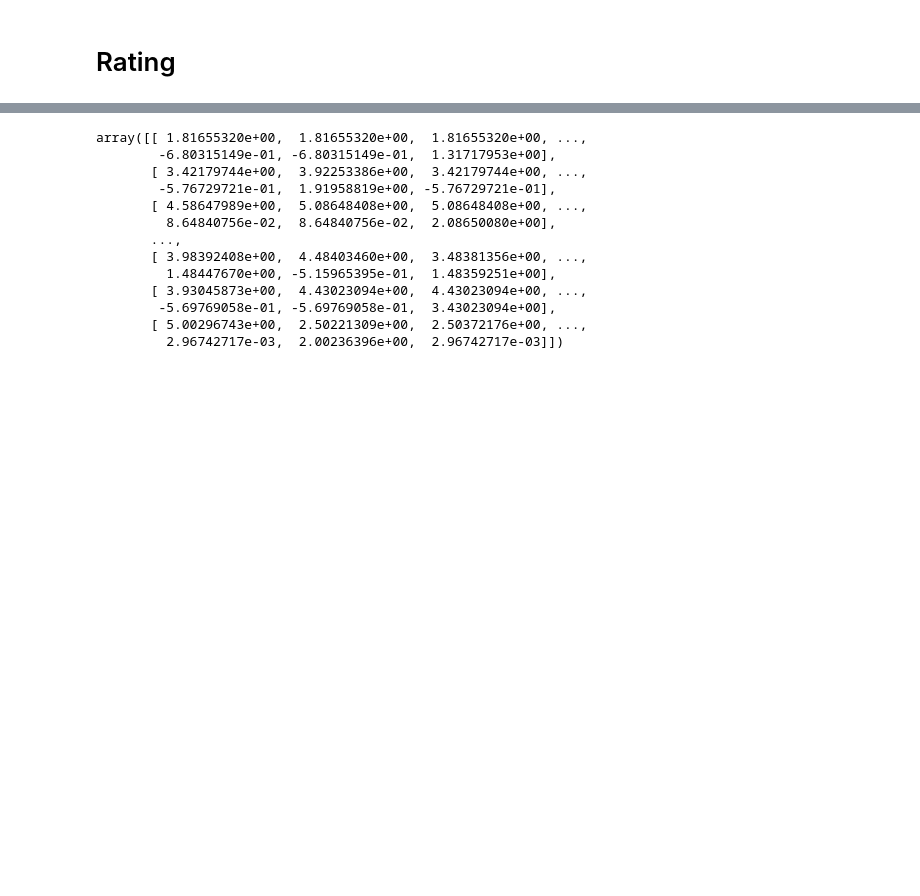
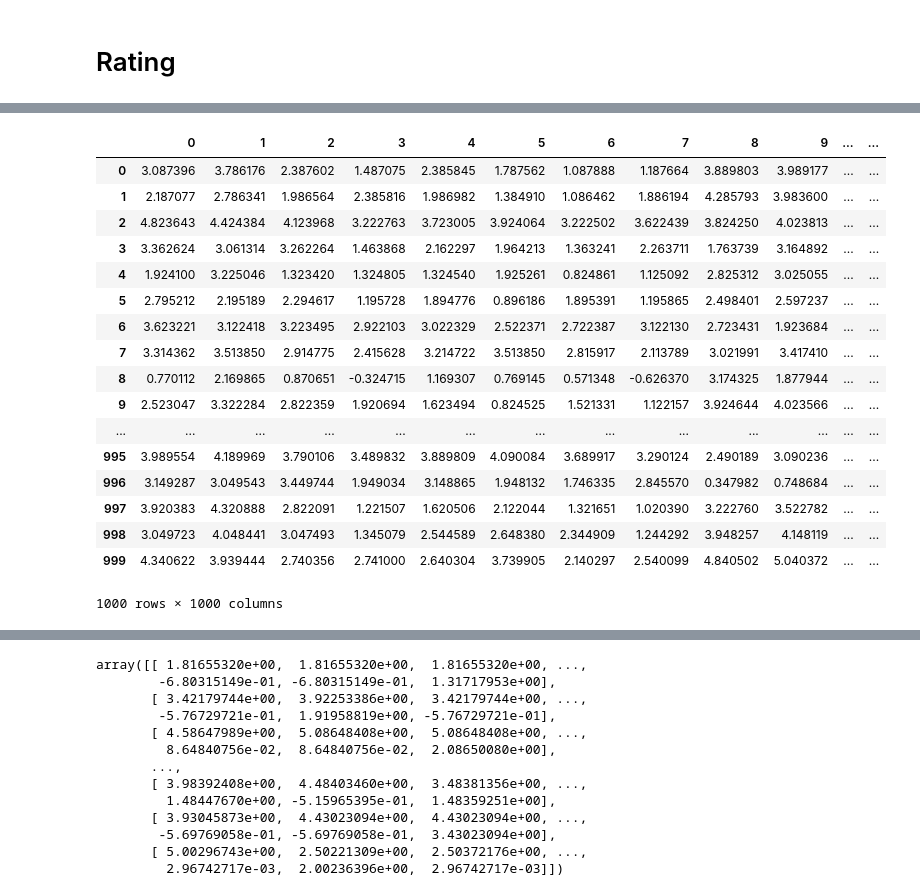
Before and after one commit to isnt1t/Data-Analysis-and-Practice-1, a Jupyter notebook: Assignment#3.ipynb, the cells around one changed output, grey strips where cells are left out. Cells and saved outputs as stored; diff of their text form; code cells hidden in the pictures; blank space fills up the shorter version.

```diff
--- a/Assignment#3.ipynb
+++ b/Assignment#3.ipynb
@@ -27,22 +27,21 @@ MovieLens_pivot = np.array(MovieLens_pivot) # 함수 인자로 넣기 위해 num
 # 1. Cosine Similarity
 # %%
 def COS(data):
-    simCOS = np.zeros(data.shape) # 0으로 초기화 된 행렬 생성'
     num_users = np.size(data, axis=0)
-    for u in range(0, num_users): # 각 유저별로 for문 반복
+    simCOS = np.zeros((num_users,num_users))  # 0으로 초기화 된 행렬 생성
+    for u in range(0, num_users):  # 각 유저별로 for문 반복
         arridx_u = np.where(data[u, ] == 0)
         for v in range(u + 1, num_users):
             arridx_v = np.where(data[v, ] == 0)
-            arridx = np.unique(np.concatenate((arridx_u, arridx_v), axis = None))
+            arridx = np.unique(np.concatenate((arridx_u, arridx_v), axis=None))
 
             U = np.delete(data[u, ], arridx)
             V = np.delete(data[v, ], arridx)
 
-            if(np.linalg.norm(U) == 0 or np.linalg.norm(V) == 0):
+            if np.linalg.norm(U) == 0 or np.linalg.norm(V) == 0:
                 simCOS[u, v] = 0
             else:
                 simCOS[u, v] = np.dot(U, V) / (np.linalg.norm(U) * np.linalg.norm(V))
 
             simCOS[v, u] = simCOS[u, v]
-
-    return simCOS # 최종 행렬값 반환
+    return simCOS
@@ -49,25 +78,2 @@ def COS(data):
 # %% [markdown]
 # 2. Pearson Correlation Coefficient
-# %%
-def PCC(data):
-    simPCC = np.zeros(data.shape) # 0으로 초기화 된 행렬 생성
-
-    mean = np.nanmean(np.where(data != 0, data, np.nan), axis = 1)
-    num_users = np.size(data, axis=0)
-    for u in range(0, num_users):
-        arridx_u = np.where(data[u, ] == 0)
-        for v in range(u + 1, num_users):
-            arridx_v = np.where(data[v, ] == 0)
-            arridx = np.unique(np.concatenate((arridx_u, arridx_v), axis = None))
-
-            U = np.delete(data[u, ], arridx) - mean[u]
-            V = np.delete(data[v, ], arridx) - mean[v]
-
-            if(np.linalg.norm(U) == 0 or np.linalg.norm(V) == 0):
-                simPCC[u, v] = 0
-            else:
-                simPCC[u, v] = np.dot(U, V) / (np.linalg.norm(U) * np.linalg.norm(V))
-
-            simPCC[v, u] = simPCC[u, v]
-
-    return simPCC
@@ -140,0 +175,21 @@ def basic_mean(mat, sim, k):
+# %%
+pd.DataFrame(basic_mean(MovieLens_pivot, 'COS', 10))
+# %% [output]
+|  | 0 | 1 | 2 | 3 | 4 | 5 | 6 | 7 | 8 | 9 | ... | ... |
+| 0 | 3.087396 | 3.786176 | 2.387602 | 1.487075 | 2.385845 | 1.787562 | 1.087888 | 1.187664 | 3.889803 | 3.989177 | ... | ... |
+| 1 | 2.187077 | 2.786341 | 1.986564 | 2.385816 | 1.986982 | 1.384910 | 1.086462 | 1.886194 | 4.285793 | 3.983600 | ... | ... |
+| 2 | 4.823643 | 4.424384 | 4.123968 | 3.222763 | 3.723005 | 3.924064 | 3.222502 | 3.622439 | 3.824250 | 4.023813 | ... | ... |
+| 3 | 3.362624 | 3.061314 | 3.262264 | 1.463868 | 2.162297 | 1.964213 | 1.363241 | 2.263711 | 1.763739 | 3.164892 | ... | ... |
+| 4 | 1.924100 | 3.225046 | 1.323420 | 1.324805 | 1.324540 | 1.925261 | 0.824861 | 1.125092 | 2.825312 | 3.025055 | ... | ... |
+| 5 | 2.795212 | 2.195189 | 2.294617 | 1.195728 | 1.894776 | 0.896186 | 1.895391 | 1.195865 | 2.498401 | 2.597237 | ... | ... |
+| 6 | 3.623221 | 3.122418 | 3.223495 | 2.922103 | 3.022329 | 2.522371 | 2.722387 | 3.122130 | 2.723431 | 1.923684 | ... | ... |
+| 7 | 3.314362 | 3.513850 | 2.914775 | 2.415628 | 3.214722 | 3.513850 | 2.815917 | 2.113789 | 3.021991 | 3.417410 | ... | ... |
+| 8 | 0.770112 | 2.169865 | 0.870651 | -0.324715 | 1.169307 | 0.769145 | 0.571348 | -0.626370 | 3.174325 | 1.877944 | ... | ... |
+| 9 | 2.523047 | 3.322284 | 2.822359 | 1.920694 | 1.623494 | 0.824525 | 1.521331 | 1.122157 | 3.924644 | 4.023566 | ... | ... |
+| ... | ... | ... | ... | ... | ... | ... | ... | ... | ... | ... | ... | ... |
+| 995 | 3.989554 | 4.189969 | 3.790106 | 3.489832 | 3.889809 | 4.090084 | 3.689917 | 3.290124 | 2.490189 | 3.090236 | ... | ... |
+| 996 | 3.149287 | 3.049543 | 3.449744 | 1.949034 | 3.148865 | 1.948132 | 1.746335 | 2.845570 | 0.347982 | 0.748684 | ... | ... |
+| 997 | 3.920383 | 4.320888 | 2.822091 | 1.221507 | 1.620506 | 2.122044 | 1.321651 | 1.020390 | 3.222760 | 3.522782 | ... | ... |
+| 998 | 3.049723 | 4.048441 | 3.047493 | 1.345079 | 2.544589 | 2.648380 | 2.344909 | 1.244292 | 3.948257 | 4.148119 | ... | ... |
+| 999 | 4.340622 | 3.939444 | 2.740356 | 2.741000 | 2.640304 | 3.739905 | 2.140297 | 2.540099 | 4.840502 | 5.040372 | ... | ... |
+1000 rows × 1000 columns
```
Also changed, not shown: parts of 25 cells of this notebook, 3 other files.
